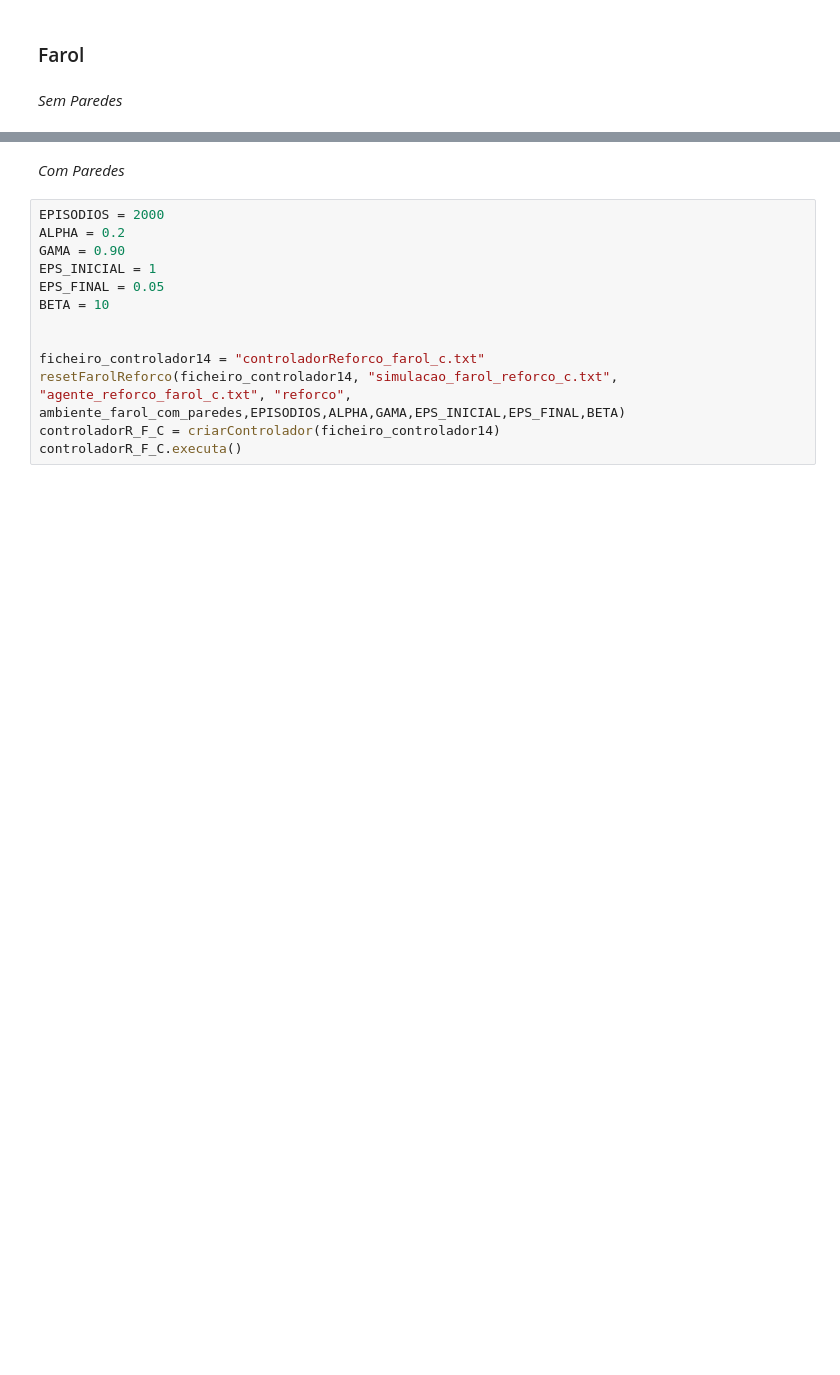
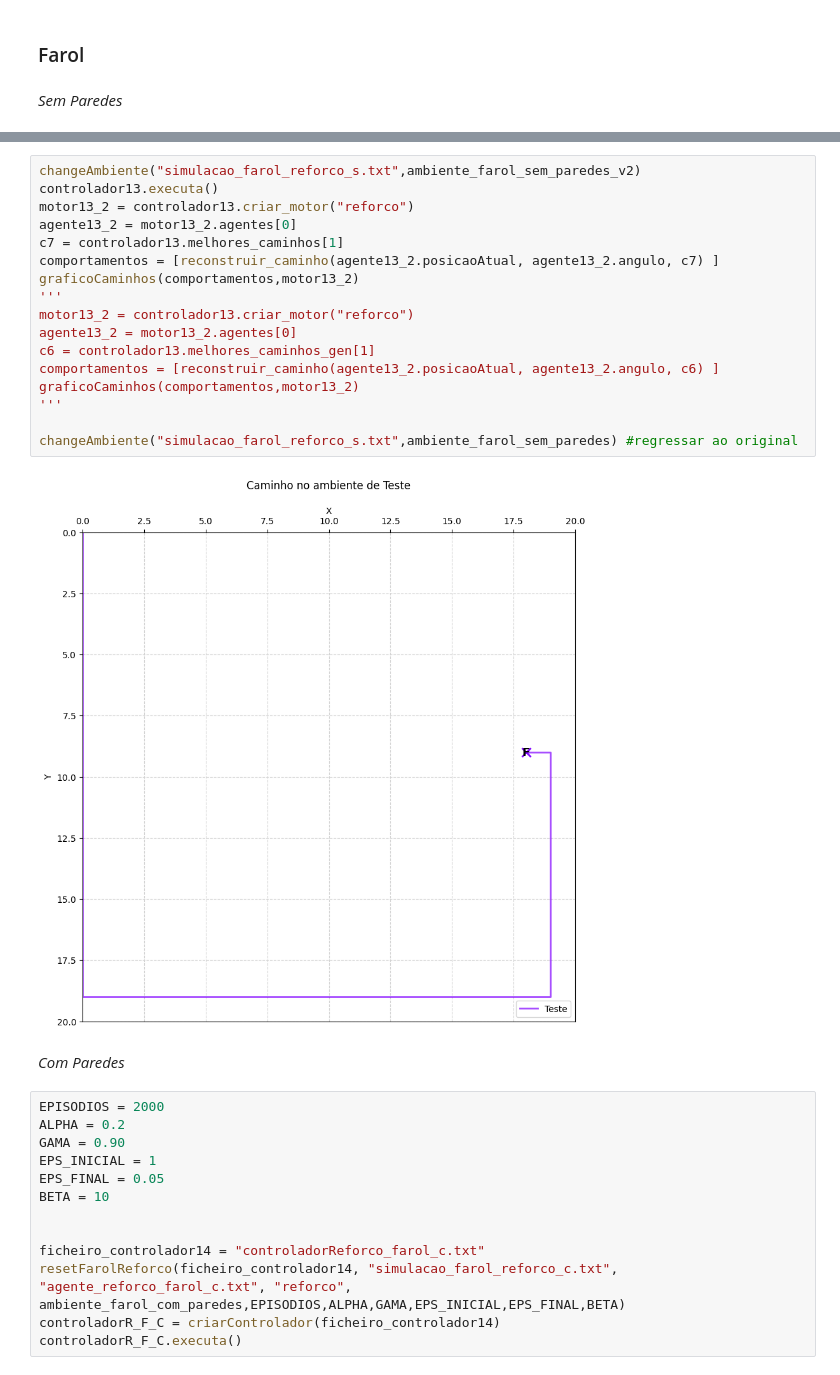
Before and after one commit to Biancs13/ProjetoAA, a Jupyter notebook: demo/Demo.ipynb, the cells around one changed output, grey strips where cells are left out. Drawn from its saved outputs; the diff is of its cells as text; blank space fills up the shorter version.

```diff
--- a/demo/Demo.ipynb
+++ b/demo/Demo.ipynb
@@ -386,3 +386,22 @@ changeAmbiente("simulacao_farol_reforco_s.txt",ambiente_farol_sem_paredes) #regr
+# %%
+changeAmbiente("simulacao_farol_reforco_s.txt",ambiente_farol_sem_paredes_v2)
+controlador13.executa()
+motor13_2 = controlador13.criar_motor("reforco")
+agente13_2 = motor13_2.agentes[0]
+c7 = controlador13.melhores_caminhos[1]
+comportamentos = [reconstruir_caminho(agente13_2.posicaoAtual, agente13_2.angulo, c7) ]
+graficoCaminhos(comportamentos,motor13_2)
+'''
+motor13_2 = controlador13.criar_motor("reforco")
+agente13_2 = motor13_2.agentes[0]
+c6 = controlador13.melhores_caminhos_gen[1]
+comportamentos = [reconstruir_caminho(agente13_2.posicaoAtual, agente13_2.angulo, c6) ]
+graficoCaminhos(comportamentos,motor13_2)
+'''
+
+changeAmbiente("simulacao_farol_reforco_s.txt",ambiente_farol_sem_paredes) #regressar ao original
+# %% [output]
+[figure, added]
 # %% [markdown]
 *Com Paredes*
 # %%
```
Also changed, not shown: parts of 21 cells of this notebook, 4 other files.
